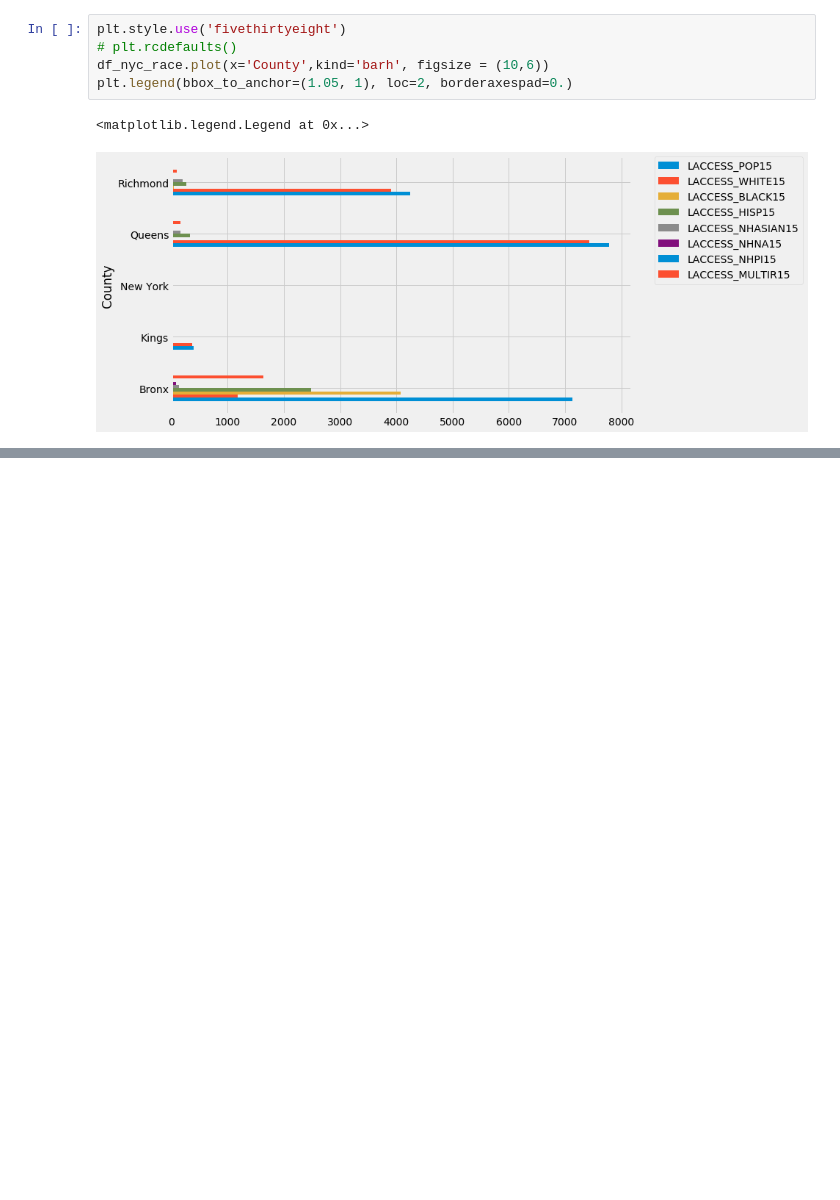
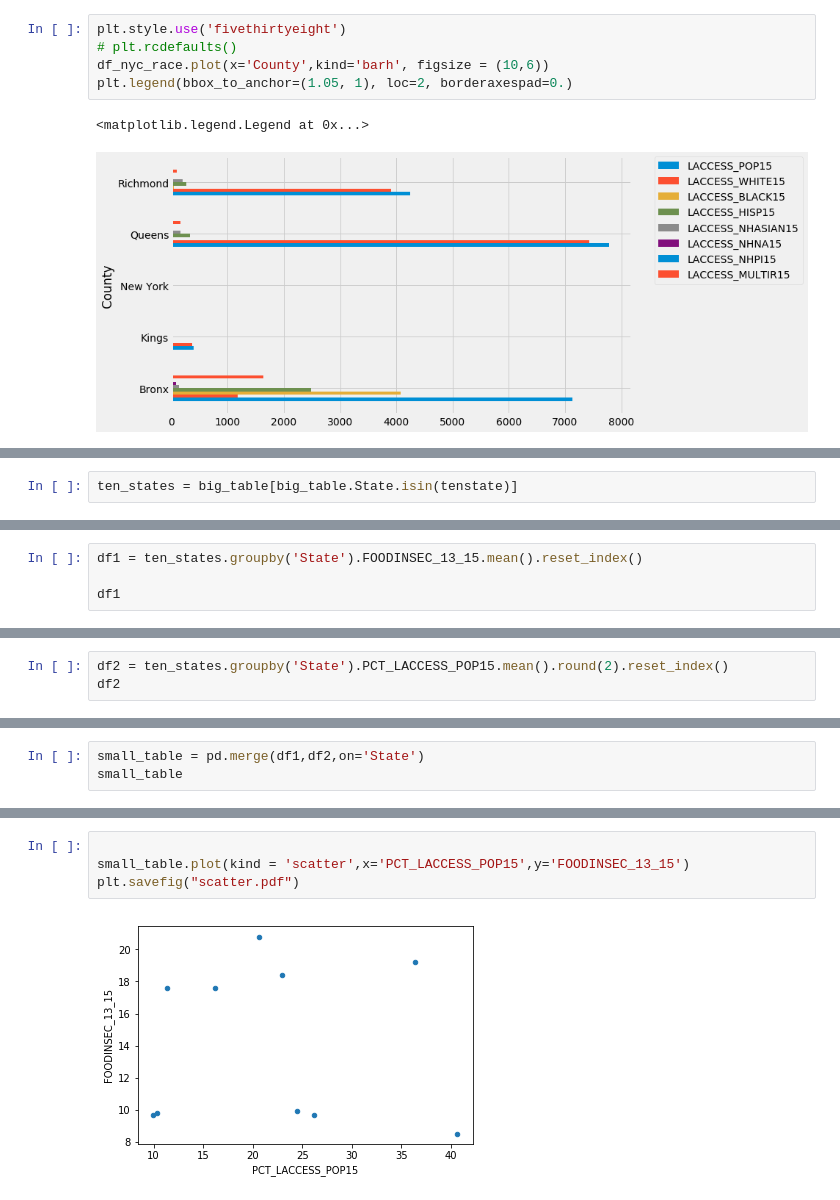
Before and after one commit to christina10211/Data-Studio, a Jupyter notebook: code/01-food_environment/US_Food_Environment.ipynb, the cells around one changed output, grey strips where cells are left out. Saved outputs shown, nothing was run; the diff lists cells and outputs as text; blank space fills up the shorter version.

```diff
--- a/code/01-food_environment/US_Food_Environment.ipynb
+++ b/code/01-food_environment/US_Food_Environment.ipynb
@@ -62,0 +300,2 @@ plt.legend(bbox_to_anchor=(1.05, 1), loc=2, borderaxespad=0.)
+# %%
+ten_states = big_table[big_table.State.isin(tenstate)]
@@ -62,0 +312,4 @@ plt.legend(bbox_to_anchor=(1.05, 1), loc=2, borderaxespad=0.)
+# %%
+df1 = ten_states.groupby('State').FOODINSEC_13_15.mean().reset_index()
+
+df1
@@ -62,0 +328,3 @@ plt.legend(bbox_to_anchor=(1.05, 1), loc=2, borderaxespad=0.)
+# %%
+df2 = ten_states.groupby('State').PCT_LACCESS_POP15.mean().round(2).reset_index()
+df2
@@ -62,0 +347,3 @@ plt.legend(bbox_to_anchor=(1.05, 1), loc=2, borderaxespad=0.)
+# %%
+small_table = pd.merge(df1,df2,on='State')
+small_table
@@ -62,0 +362,6 @@ plt.legend(bbox_to_anchor=(1.05, 1), loc=2, borderaxespad=0.)
+# %%
+
+small_table.plot(kind = 'scatter',x='PCT_LACCESS_POP15',y='FOODINSEC_13_15')
+plt.savefig("scatter.pdf")
+# %% [output]
+[figure, added]
```
Also changed, not shown: parts of 50 cells of this notebook, 41 other files.
